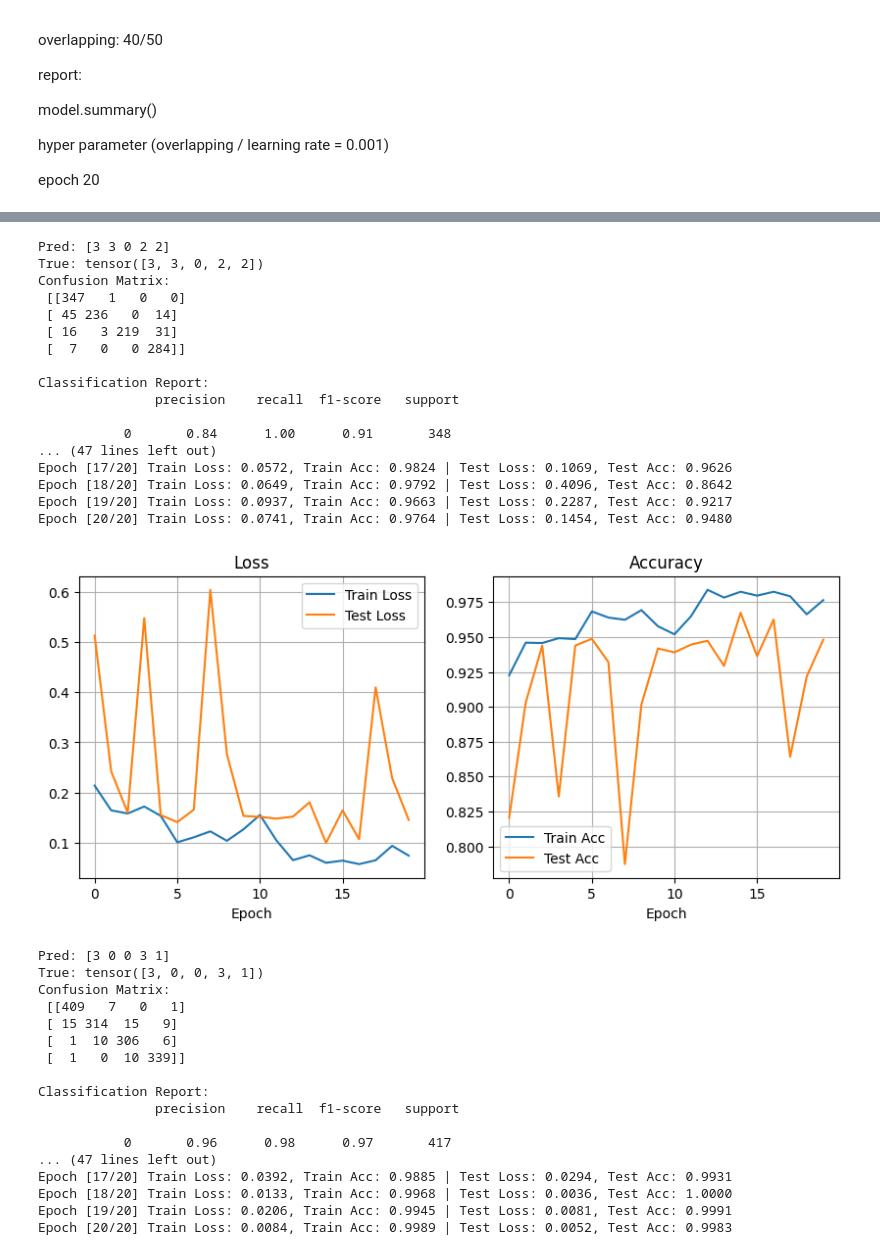
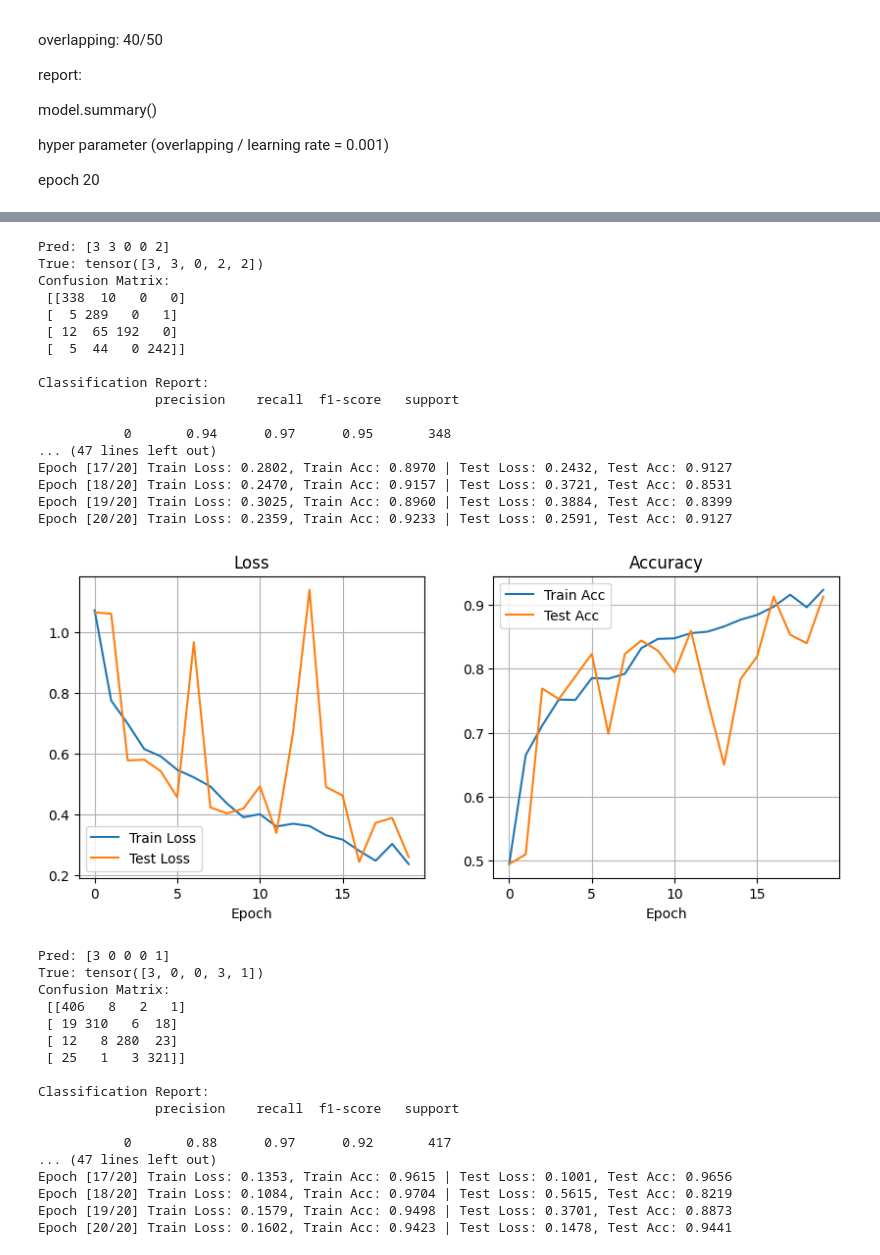
Before and after one commit to duydl/iot-ml, a Jupyter notebook: resnet/resnet_identify_node.ipynb, the cells around one changed output, grey strips where cells are left out. Cells and saved outputs as stored; diff of their text form; code cells hidden in the pictures.

```diff
--- a/resnet/resnet_identify_node.ipynb
+++ b/resnet/resnet_identify_node.ipynb
@@ -126,9 +126,9 @@ def build_dataset(window_size, stride, env_files, device_to_label):
         df = df[df['ts'] >= start_time]
 
         # process each device
-        for device, label in device_to_label.items():
+        for node, label in device_to_label.items():
 
-            df_node = df[df['device'] == device].copy()
+            df_node = df[df['device'] == node].copy()
 
             # === diff ===
             df_node['rssi_diff'] = df_node['rssi'].diff()
@@ -545,7 +527,12 @@ ResNet1D(
+# %%
+torch_device = torch.device("cuda" if torch.cuda.is_available() else "cpu")
 # %%
 # ===========================
 # version 1: random split
 # ===========================
+
+from torch.mtia import device
+
 
 results_random = []
 
@@ -555,15 +542,19 @@ for window_size in WINDOW_SIZE:
       for stride in STRIDE:
             print(f"\n--- WINDOW_SIZE={window_size}, STRIDE={stride} ---\n")
 
+            model_r_id_node = ResNet1D(num_classes=4).to(torch_device)
+            optimizer = torch.optim.Adam(model_r_id_node.parameters(), lr=0.001)
+            criterion = nn.CrossEntropyLoss()
+
             X_data, y, env_ids = build_dataset(window_size, stride, env_files=env_files, device_to_label=device_to_label)
 
             train_loader_r, test_loader_r, X_test_r_tensor, y_test_r_tensor = random_split(X_data, y)
 
-            train_and_evaluate(model_r, train_loader_r, test_loader_r, criterion, optimizer, device, num_epochs)
+            train_and_evaluate(model_r_id_node, train_loader_r, test_loader_r, criterion, optimizer, torch_device, num_epochs)
 
-            predict(model_r, X_test_r_tensor, y_test_r_tensor, device)
+            predict(model_r_id_node, X_test_r_tensor, y_test_r_tensor, torch_device)
 
-            acc = compute_confusion_matrix(model_r, test_loader_r, device)
+            acc = compute_confusion_matrix(model_r_id_node, test_loader_r, torch_device)
             acc = round(acc, 4)
 
             results_random.append({
@@ -631,35 +622,35 @@ Epoch [20/20] Train Loss: 0.1342, Train Acc: 0.9595 | Test Loss: 0.2549, Test Ac
-Pred: [3 3 0 2 2]
+Pred: [3 3 0 0 2]
 True: tensor([3, 3, 0, 2, 2])
 Confusion Matrix:
- [[347   1   0   0]
- [ 45 236   0  14]
- [ 16   3 219  31]
- [  7   0   0 284]]
+ [[338  10   0   0]
+ [  5 289   0   1]
+ [ 12  65 192   0]
+ [  5  44   0 242]]
 
 Classification Report:
                precision    recall  f1-score   support
 
-           0       0.84      1.00      0.91       348
+           0       0.94      0.97      0.95       348
 ... (47 lines left out)
-Epoch [17/20] Train Loss: 0.0572, Train Acc: 0.9824 | Test Loss: 0.1069, Test Acc: 0.9626
-Epoch [18/20] Train Loss: 0.0649, Train Acc: 0.9792 | Test Loss: 0.4096, Test Acc: 0.8642
-Epoch [19/20] Train Loss: 0.0937, Train Acc: 0.9663 | Test Loss: 0.2287, Test Acc: 0.9217
-Epoch [20/20] Train Loss: 0.0741, Train Acc: 0.9764 | Test Loss: 0.1454, Test Acc: 0.9480
+Epoch [17/20] Train Loss: 0.2802, Train Acc: 0.8970 | Test Loss: 0.2432, Test Acc: 0.9127
+Epoch [18/20] Train Loss: 0.2470, Train Acc: 0.9157 | Test Loss: 0.3721, Test Acc: 0.8531
+Epoch [19/20] Train Loss: 0.3025, Train Acc: 0.8960 | Test Loss: 0.3884, Test Acc: 0.8399
+Epoch [20/20] Train Loss: 0.2359, Train Acc: 0.9233 | Test Loss: 0.2591, Test Acc: 0.9127
-[figure, old version]
+[figure, new version]
-Pred: [3 0 0 3 1]
+Pred: [3 0 0 0 1]
 True: tensor([3, 0, 0, 3, 1])
 Confusion Matrix:
- [[409   7   0   1]
- [ 15 314  15   9]
- [  1  10 306   6]
- [  1   0  10 339]]
+ [[406   8   2   1]
+ [ 19 310   6  18]
+ [ 12   8 280  23]
+ [ 25   1   3 321]]
 
 Classification Report:
                precision    recall  f1-score   support
 
-           0       0.96      0.98      0.97       417
+           0       0.88      0.97      0.92       417
 ... (47 lines left out)
-Epoch [17/20] Train Loss: 0.0392, Train Acc: 0.9885 | Test Loss: 0.0294, Test Acc: 0.9931
-Epoch [18/20] Train Loss: 0.0133, Train Acc: 0.9968 | Test Loss: 0.0036, Test Acc: 1.0000
-Epoch [19/20] Train Loss: 0.0206, Train Acc: 0.9945 | Test Loss: 0.0081, Test Acc: 0.9991
-Epoch [20/20] Train Loss: 0.0084, Train Acc: 0.9989 | Test Loss: 0.0052, Test Acc: 0.9983
+Epoch [17/20] Train Loss: 0.1353, Train Acc: 0.9615 | Test Loss: 0.1001, Test Acc: 0.9656
+Epoch [18/20] Train Loss: 0.1084, Train Acc: 0.9704 | Test Loss: 0.5615, Test Acc: 0.8219
+Epoch [19/20] Train Loss: 0.1579, Train Acc: 0.9498 | Test Loss: 0.3701, Test Acc: 0.8873
+Epoch [20/20] Train Loss: 0.1602, Train Acc: 0.9423 | Test Loss: 0.1478, Test Acc: 0.9441
```
Also changed, not shown: parts of 7 cells of this notebook, 3 other files.
